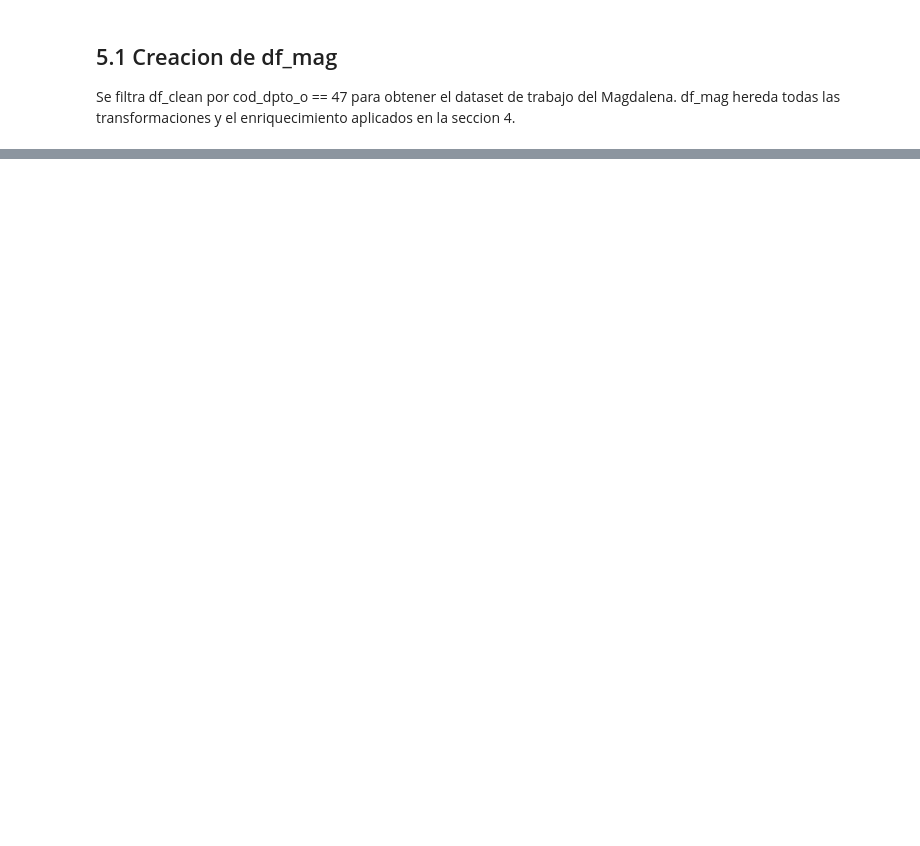
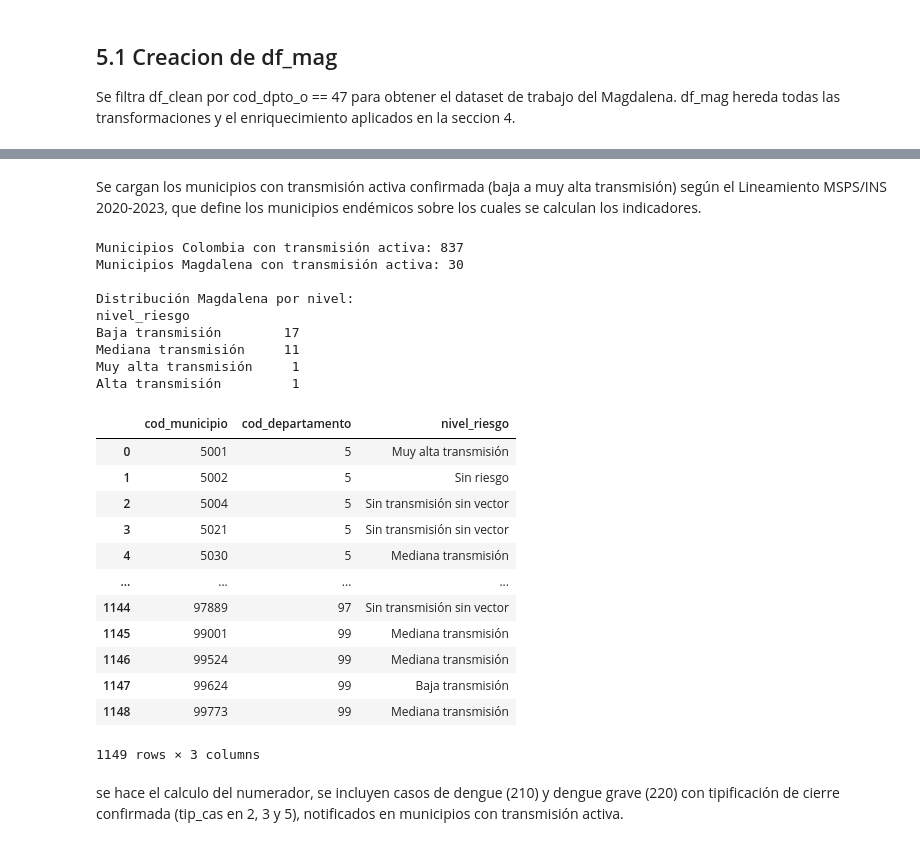
Before and after one commit to Edmh1/dengue-surveillance-magdalena, a Jupyter notebook: notebooks/eda_dengue_v4.ipynb, the cells around one changed output, grey strips where cells are left out. Saved outputs shown, nothing was run; the diff lists cells and outputs as text; code cells hidden in the pictures; blank space fills up the shorter version.

```diff
--- a/notebooks/eda_dengue_v4.ipynb
+++ b/notebooks/eda_dengue_v4.ipynb
@@ -1500,0 +1517,53 @@ Tasas de incidencia calculadas con denominadores poblacionales DANE. Esta seccio
+# %% [markdown]
+Se cargan los municipios con transmisión activa confirmada (baja a muy alta
+transmisión) según el Lineamiento MSPS/INS 2020-2023, que define los municipios
+endémicos sobre los cuales se calculan los indicadores.
+# %%
+estrat = pd.read_excel(
+    DIR_LOOKUP / "estratificacion_arbovirosis_colombia_2020_2023.xlsx",
+    dtype=str,
+    usecols=["cod_municipio", "cod_departamento", "nivel_riesgo"]
+)
+estrat["cod_municipio"] = pd.to_numeric(estrat["cod_municipio"],    errors="coerce")
+estrat["cod_departamento"] = pd.to_numeric(estrat["cod_departamento"], errors="coerce")
+
+NIVELES_CON_TRANSMISION = [
+    "Baja transmisión", "Mediana transmisión",
+    "Alta transmisión", "Muy alta transmisión"
+]
+muns_en_riesgo = estrat[
+    estrat["nivel_riesgo"].isin(NIVELES_CON_TRANSMISION)
+]["cod_municipio"].unique()
+
+print(f"Municipios Colombia con transmisión activa: {len(muns_en_riesgo)}")
+print(f"Municipios Magdalena con transmisión activa: {estrat[(estrat['cod_departamento']==47) & (estrat['nivel_riesgo'].isin(NIVELES_CON_TRANSMISION))].shape[0]}")
+print("\nDistribución Magdalena por nivel:")
+print(estrat[estrat["cod_departamento"]==47]["nivel_riesgo"].value_counts().to_string())
+estrat
+# %% [output]
+Municipios Colombia con transmisión activa: 837
+Municipios Magdalena con transmisión activa: 30
+
+Distribución Magdalena por nivel:
+nivel_riesgo
+Baja transmisión        17
+Mediana transmisión     11
+Muy alta transmisión     1
+Alta transmisión         1
+|  | cod_municipio | cod_departamento | nivel_riesgo |
+| 0 | 5001 | 5 | Muy alta transmisión |
+| 1 | 5002 | 5 | Sin riesgo |
+| 2 | 5004 | 5 | Sin transmisión sin vector |
+| 3 | 5021 | 5 | Sin transmisión sin vector |
+| 4 | 5030 | 5 | Mediana transmisión |
+| ... | ... | ... | ... |
+| 1144 | 97889 | 97 | Sin transmisión sin vector |
+| 1145 | 99001 | 99 | Mediana transmisión |
+| 1146 | 99524 | 99 | Mediana transmisión |
+| 1147 | 99624 | 99 | Baja transmisión |
+| 1148 | 99773 | 99 | Mediana transmisión |
+1149 rows × 3 columns
+# %% [markdown]
+se hace el calculo del numerador, se incluyen casos de dengue (210) y dengue grave (220) con tipificación de
+cierre confirmada (tip_cas en 2, 3 y 5), notificados en municipios con
+transmisión activa.
```
Also changed, not shown: parts of 51 cells of this notebook.
